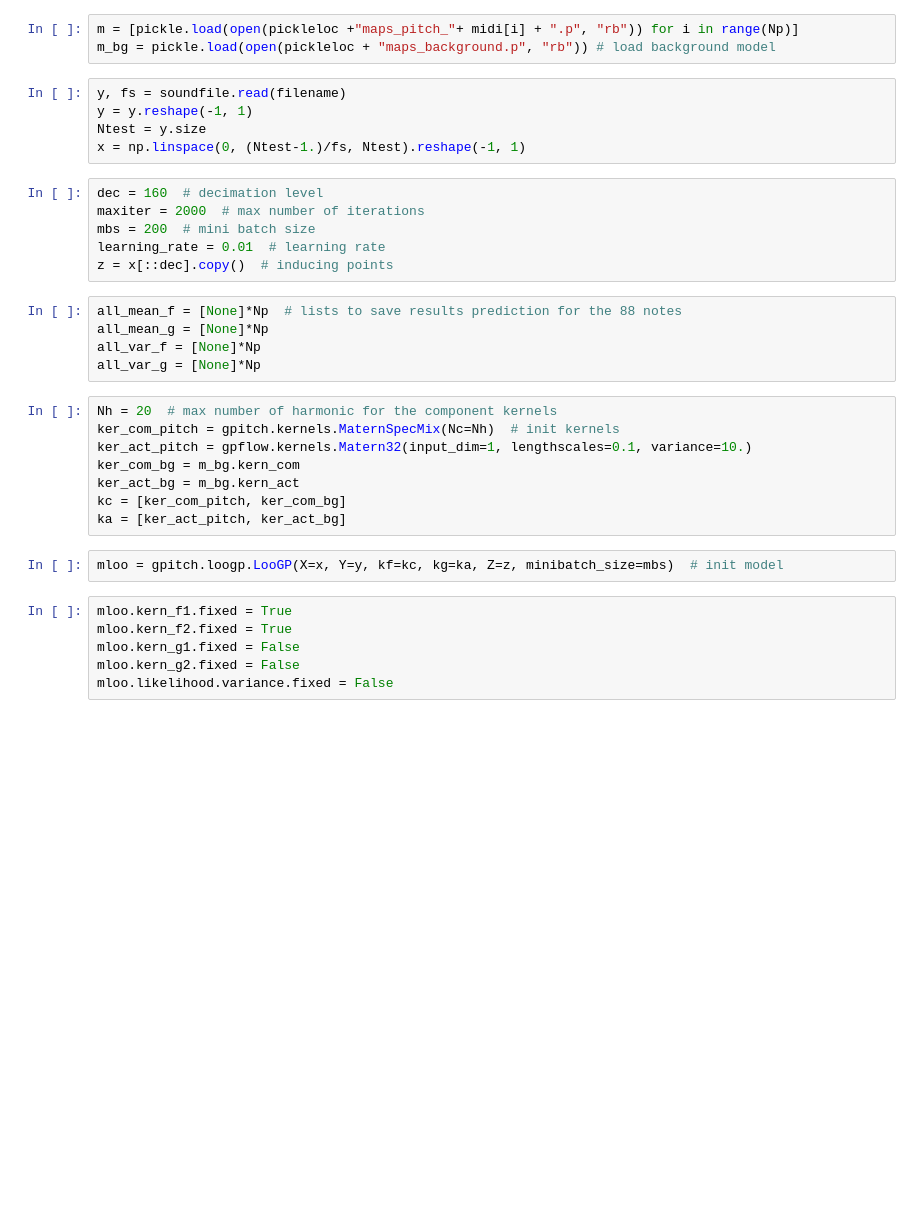
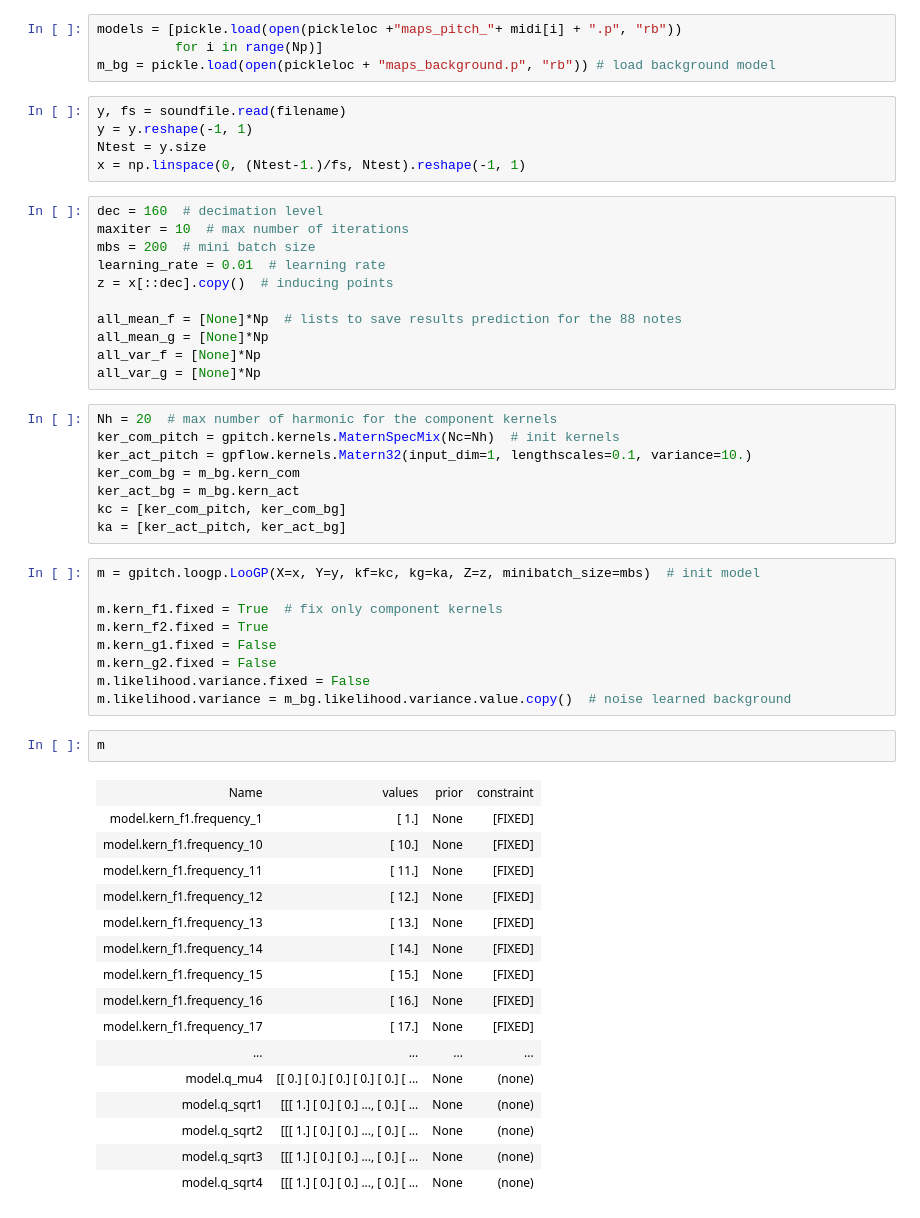
Before and after one commit to PabloAlvarado/gpitch, a Jupyter notebook: scripts/demos/notebooks/svi/Untitled.ipynb, the cells around one changed output. Saved outputs shown, nothing was run; the diff lists cells and outputs as text; blank space fills up the shorter version.

```diff
--- a/scripts/demos/notebooks/svi/Untitled.ipynb
+++ b/scripts/demos/notebooks/svi/Untitled.ipynb
@@ -28,7 +27,8 @@ midi = np.asarray([str(i) for i in range(bounds[0], bounds[1])]).reshape(-1,)  #
 Np = midi.size
 fs = 16e3
 # %%
-m = [pickle.load(open(pickleloc +"maps_pitch_"+ midi[i] + ".p", "rb")) for i in range(Np)]
+models = [pickle.load(open(pickleloc +"maps_pitch_"+ midi[i] + ".p", "rb"))
+          for i in range(Np)]
 m_bg = pickle.load(open(pickleloc + "maps_background.p", "rb")) # load background model
 # %%
 y, fs = soundfile.read(filename)
@@ -37,15 +37,15 @@ Ntest = y.size
 x = np.linspace(0, (Ntest-1.)/fs, Ntest).reshape(-1, 1)
 # %%
 dec = 160  # decimation level
-maxiter = 2000  # max number of iterations
+maxiter = 10  # max number of iterations
 mbs = 200  # mini batch size
 learning_rate = 0.01  # learning rate
 z = x[::dec].copy()  # inducing points
+
+all_mean_f = [None]*Np  # lists to save results prediction for the 88 notes
+all_mean_g = [None]*Np
+all_var_f = [None]*Np
+all_var_g = [None]*Np
-# %%
-all_mean_f = [None]*Np  # lists to save results prediction for the 88 notes
-all_mean_g = [None]*Np
-all_var_f = [None]*Np
-all_var_g = [None]*Np
 # %%
 Nh = 20  # max number of harmonic for the component kernels
 ker_com_pitch = gpitch.kernels.MaternSpecMix(Nc=Nh)  # init kernels
@@ -55,10 +55,30 @@ ker_act_bg = m_bg.kern_act
 kc = [ker_com_pitch, ker_com_bg]
 ka = [ker_act_pitch, ker_act_bg]
 # %%
-mloo = gpitch.loogp.LooGP(X=x, Y=y, kf=kc, kg=ka, Z=z, minibatch_size=mbs)  # init model
+m = gpitch.loogp.LooGP(X=x, Y=y, kf=kc, kg=ka, Z=z, minibatch_size=mbs)  # init model
+
+m.kern_f1.fixed = True  # fix only component kernels
+m.kern_f2.fixed = True
+m.kern_g1.fixed = False
+m.kern_g2.fixed = False
+m.likelihood.variance.fixed = False
+m.likelihood.variance = m_bg.likelihood.variance.value.copy()  # noise learned background
-# %%
-mloo.kern_f1.fixed = True
-mloo.kern_f2.fixed = True
-mloo.kern_g1.fixed = False
-mloo.kern_g2.fixed = False
-mloo.likelihood.variance.fixed = False
+# %%
+m
+# %% [output]
+| Name | values | prior | constraint |
+| model.kern_f1.frequency_1 | [ 1.] | None | [FIXED] |
+| model.kern_f1.frequency_10 | [ 10.] | None | [FIXED] |
+| model.kern_f1.frequency_11 | [ 11.] | None | [FIXED] |
+| model.kern_f1.frequency_12 | [ 12.] | None | [FIXED] |
+| model.kern_f1.frequency_13 | [ 13.] | None | [FIXED] |
+| model.kern_f1.frequency_14 | [ 14.] | None | [FIXED] |
+| model.kern_f1.frequency_15 | [ 15.] | None | [FIXED] |
+| model.kern_f1.frequency_16 | [ 16.] | None | [FIXED] |
+| model.kern_f1.frequency_17 | [ 17.] | None | [FIXED] |
+| ... | ... | ... | ... |
+| model.q_mu4 | [[ 0.] [ 0.] [ 0.] [ 0.] [ 0.] [ ... | None | (none) |
+| model.q_sqrt1 | [[[ 1.] [ 0.] [ 0.] ..., [ 0.] [ ... | None | (none) |
+| model.q_sqrt2 | [[[ 1.] [ 0.] [ 0.] ..., [ 0.] [ ... | None | (none) |
+| model.q_sqrt3 | [[[ 1.] [ 0.] [ 0.] ..., [ 0.] [ ... | None | (none) |
+| model.q_sqrt4 | [[[ 1.] [ 0.] [ 0.] ..., [ 0.] [ ... | None | (none) |
```
Also changed, not shown: parts of 3 cells of this notebook, 2 other files.
